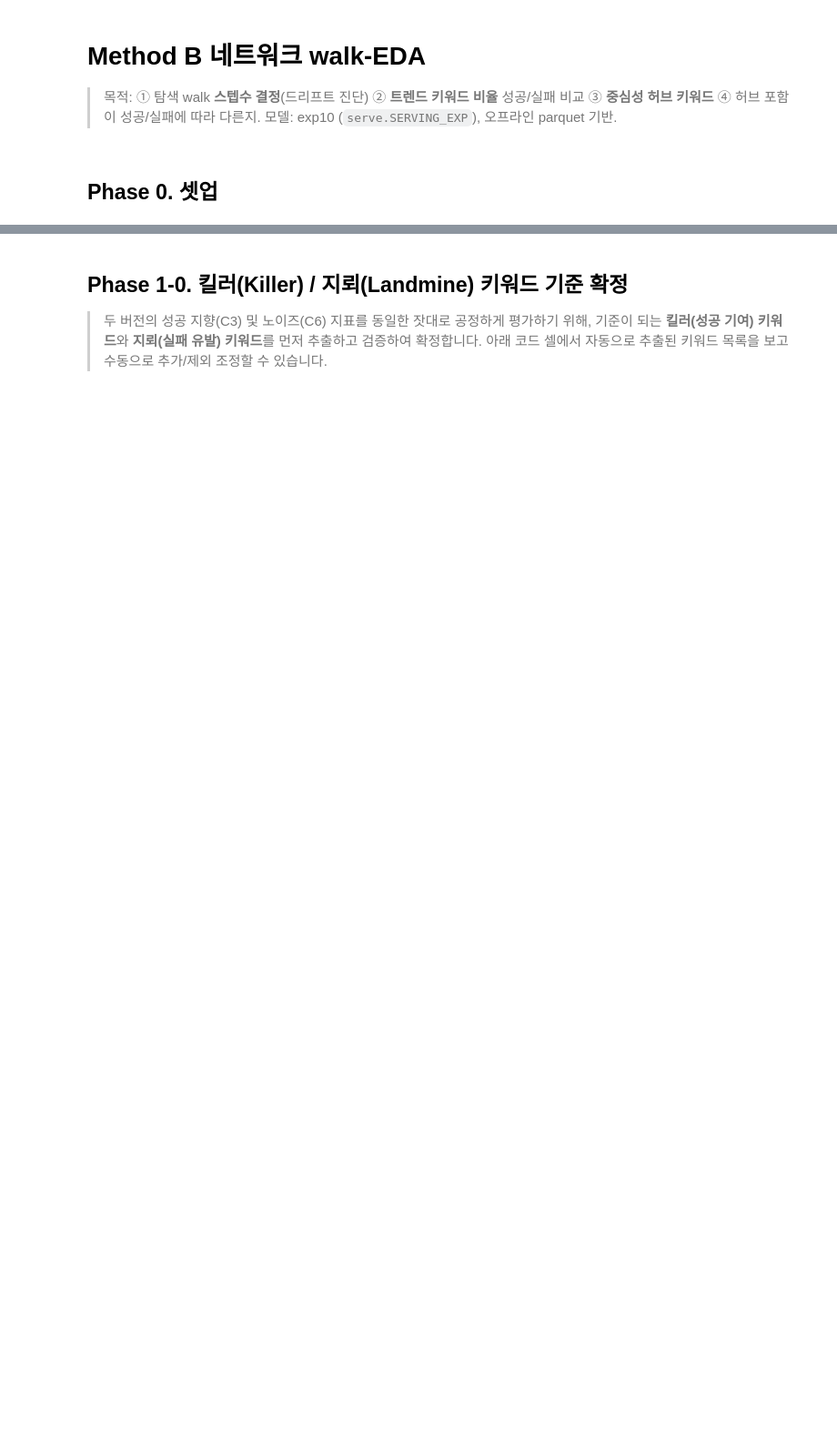
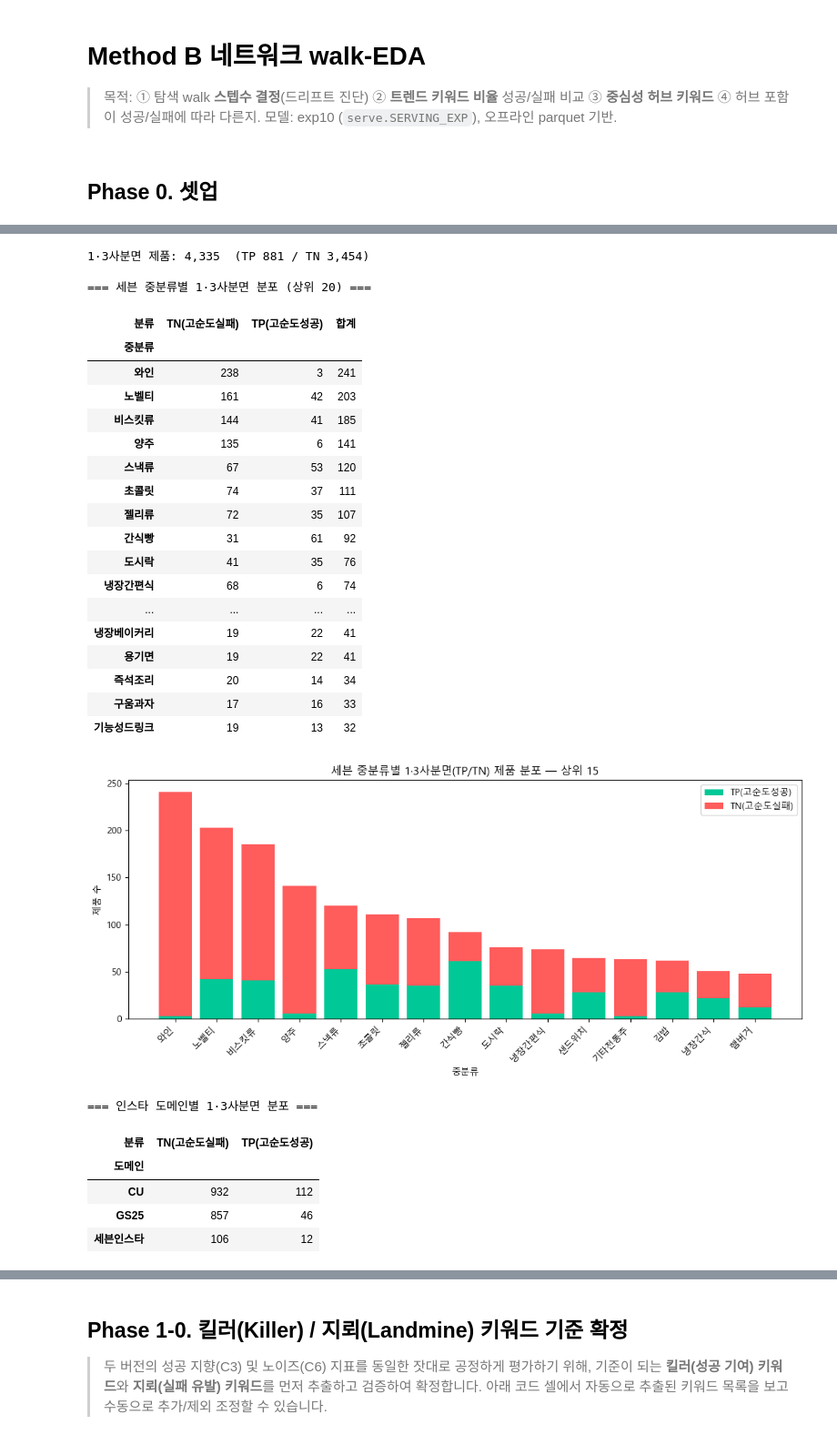
Before and after one commit to Song-exp/Seven-eleven, a Jupyter notebook: experiments/notebooks/methodB_network_walk_eda.ipynb, the cells around one changed output, grey strips where cells are left out. Shown at 91% size. Cells and saved outputs as stored; diff of their text form; code cells hidden in the pictures; blank space fills up the shorter version.

```diff
--- a/experiments/notebooks/methodB_network_walk_eda.ipynb
+++ b/experiments/notebooks/methodB_network_walk_eda.ipynb
@@ -34,0 +149,61 @@ print("시드:", SEEDS)
+# %%
+# [Phase 0.5 · Cell 2] 1·3사분면(TP·TN) 모집단 — 중분류/도메인별 분포
+# Q1=TP(실성공·예측성공)=고순도 성공, Q3=TN(실실패·예측실패)=고순도 실패.
+# 라벨과 모델이 일치한 깨끗한 집단 → 차분 서브망(A_succ/A_fail) 입력 후보.
+q13 = CMDF[CMDF["사분면"].isin(["TP(1사분면)", "TN(3사분면)"])].copy()
+q13["분류"] = np.where(q13["y_true"] == 1, "TP(고순도성공)", "TN(고순도실패)")
+print(f"1·3사분면 제품: {len(q13):,}  "
+      f"(TP {int((q13['y_true'] == 1).sum()):,} / TN {int((q13['y_true'] == 0).sum()):,})")
+
+# ── 세븐 중분류별 ──
+sev = q13[q13["중분류"].notna()]
+piv = sev.pivot_table(index="중분류", columns="분류", values="_id", aggfunc="count", fill_value=0)
+piv["합계"] = piv.sum(axis=1)
+piv = piv.sort_values("합계", ascending=False)
+print("\n=== 세븐 중분류별 1·3사분면 분포 (상위 20) ===")
+display(piv.head(20))
+
+top = piv.drop(columns="합계").head(15)
+fig, ax = plt.subplots(figsize=(11, 5)); bottom = np.zeros(len(top))
+for col, color in [("TP(고순도성공)", "#00C896"), ("TN(고순도실패)", "#FF5C5C")]:
+    if col in top.columns:
+        ax.bar(top.index, top[col], bottom=bottom, label=col, color=color)
+        bottom += top[col].values
+ax.set_title("세븐 중분류별 1·3사분면(TP/TN) 제품 분포 — 상위 15")
+ax.set_xlabel("중분류"); ax.set_ylabel("제품 수")
+plt.xticks(rotation=45, ha="right"); ax.legend(); plt.tight_layout(); plt.show()
+
+# ── 인스타 도메인별 ──
+ins = q13[q13["중분류"].isna()]
+piv2 = ins.pivot_table(index="도메인", columns="분류", values="_id", aggfunc="count", fill_value=0)
+print("=== 인스타 도메인별 1·3사분면 분포 ===")
+display(piv2)
+# %% [output]
+1·3사분면 제품: 4,335  (TP 881 / TN 3,454)
+
+=== 세븐 중분류별 1·3사분면 분포 (상위 20) ===
+| 분류 | TN(고순도실패) | TP(고순도성공) | 합계 |
+| 중분류 |  |  |  |
+| 와인 | 238 | 3 | 241 |
+| 노벨티 | 161 | 42 | 203 |
+| 비스킷류 | 144 | 41 | 185 |
+| 양주 | 135 | 6 | 141 |
+| 스낵류 | 67 | 53 | 120 |
+| 초콜릿 | 74 | 37 | 111 |
+| 젤리류 | 72 | 35 | 107 |
+| 간식빵 | 31 | 61 | 92 |
+| 도시락 | 41 | 35 | 76 |
+| 냉장간편식 | 68 | 6 | 74 |
+| ... | ... | ... | ... |
+| 냉장베이커리 | 19 | 22 | 41 |
+| 용기면 | 19 | 22 | 41 |
+| 즉석조리 | 20 | 14 | 34 |
+| 구움과자 | 17 | 16 | 33 |
+| 기능성드링크 | 19 | 13 | 32 |
+[figure, added]
+=== 인스타 도메인별 1·3사분면 분포 ===
+| 분류 | TN(고순도실패) | TP(고순도성공) |
+| 도메인 |  |  |
+| CU | 932 | 112 |
+| GS25 | 857 | 46 |
+| 세븐인스타 | 106 | 12 |
```
Also changed, not shown: parts of 18 cells of this notebook, 7 other files.
